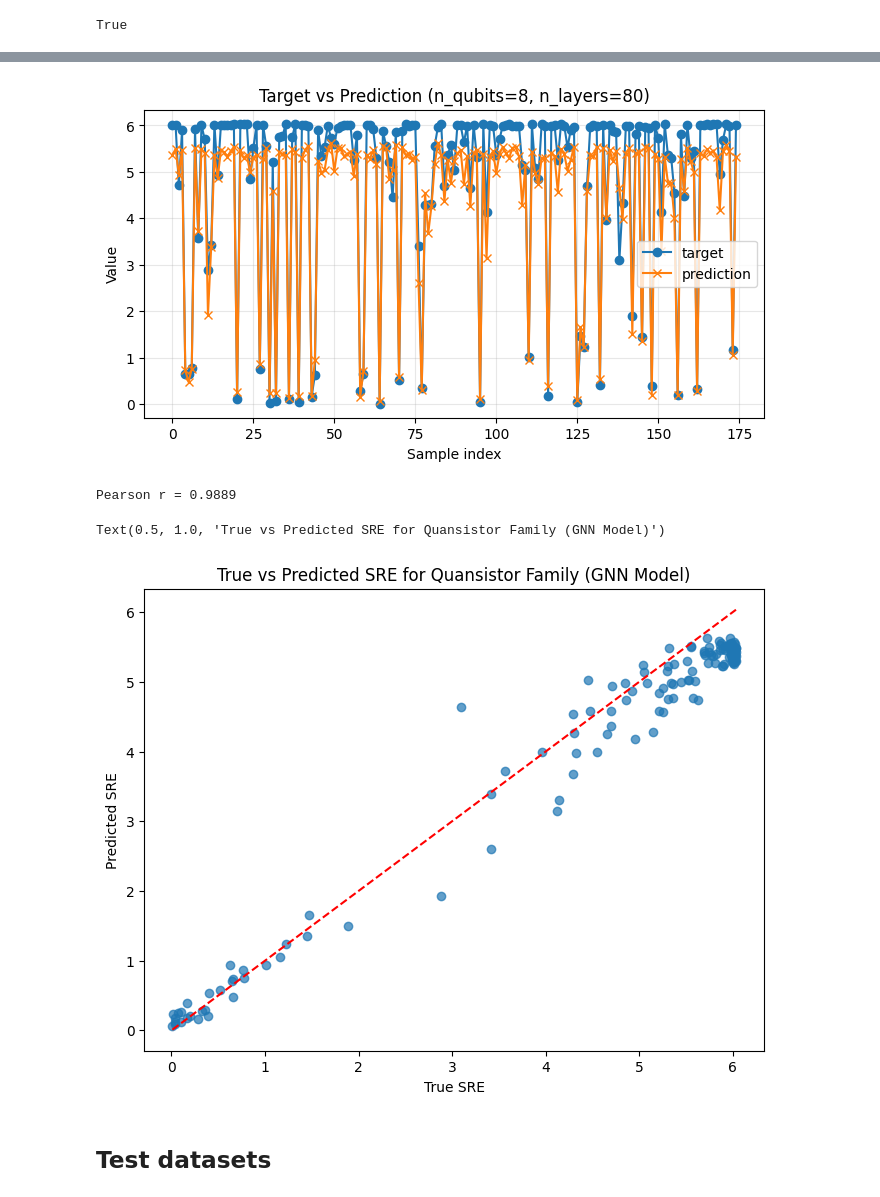
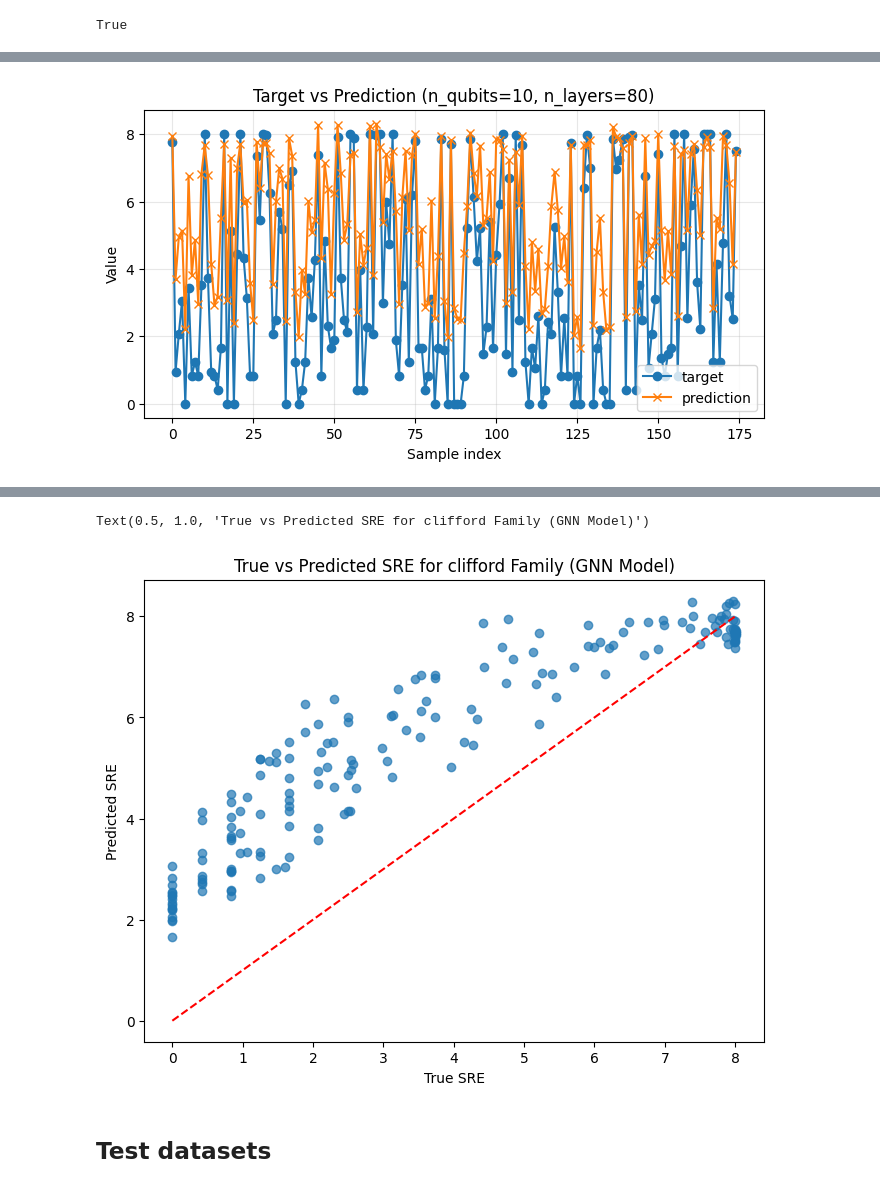
Before and after one commit to VicLambert/qml-quansistor-entropy, a Jupyter notebook: qqe/notebooks/06_29_2026.ipynb, the cells around one changed output, grey strips where cells are left out. Saved outputs shown, nothing was run; the diff lists cells and outputs as text; code cells hidden in the pictures.

```diff
--- a/qqe/notebooks/06_29_2026.ipynb
+++ b/qqe/notebooks/06_29_2026.ipynb
@@ -174,5 +164,5 @@ all_gate_keys len: 151
 # %%
-plot_qubits = 8
+plot_qubits = 10
 plot_layers = 80
 df = pd.read_csv(f"outputs/predictions/family/gnn_predictions_{family}.csv")
 # df = pd.read_csv(f"../notebooks/final/predictions/gnn_predictions_{family}.csv")
@@ -189,10 +179,10 @@ nl=plot_layers
 if target_variant == "sre_density":
     new_df["target_sre"] = new_df["target_sre"] * nq
 
-print(new_df["target_sre"].describe())
-print(new_df["predicted_sre"].describe())
+# print(new_df["target_sre"].describe())
+# print(new_df["predicted_sre"].describe())
 
-
+# df = df[(df["n_qubits"] == plot_qubits)]
 
 view_correlation(
     new_df,
@@ -201,11 +191,12 @@ view_correlation(
     col_x="target_sre",
     col_y="predicted_sre",
 )
-df = df[(df["n_qubits"] == plot_qubits) & (df["n_layers"] == plot_layers)]
+# df = df[(df["n_qubits"] == plot_qubits) & (df["n_layers"] == plot_layers)]
 plt.figure(figsize=(8, 6))
-plt.scatter(df["target_sre"]*nq, df["predicted_sre"], alpha=0.7)
-plt.plot([df["target_sre"].min()*nq, df["target_sre"].max()*nq], [df["target_sre"].min()*nq, df["target_sre"].max()*nq], "r--")  # y=x line
+plt.scatter(new_df["target_sre"], new_df["predicted_sre"], alpha=0.7)
+plt.plot([new_df["target_sre"].min(), new_df["target_sre"].max()], [new_df["target_sre"].min(), new_df["target_sre"].max()], "r--")  # y=x line
 plt.xlabel("True SRE")
 plt.ylabel("Predicted SRE")
-plt.title("True vs Predicted SRE for Quansistor Family (GNN Model)")
+plt.title(f"True vs Predicted SRE for {family} Family (GNN Model)")
 # %% [output]
+[figure, new version]
@@ -230,7 +204,5 @@ Name: predicted_sre, dtype: float64
-[figure, old version]
-Pearson r = 0.9889
+Text(0.5, 1.0, 'True vs Predicted SRE for clifford Family (GNN Model)')
-Text(0.5, 1.0, 'True vs Predicted SRE for Quansistor Family (GNN Model)')
-[figure, old version]
+[figure, new version]
 # %% [markdown]
 ## Test datasets
 # %%
```
Also changed, not shown: parts of 5 cells of this notebook, 14 other files.
